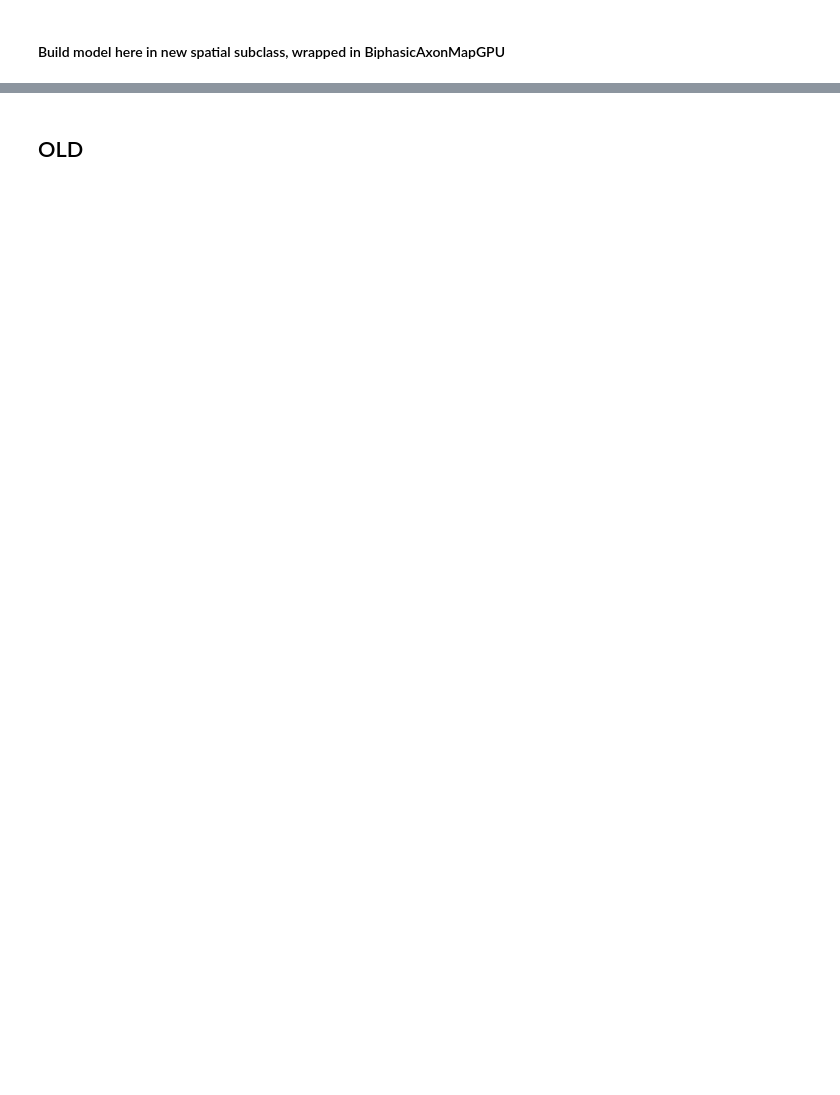
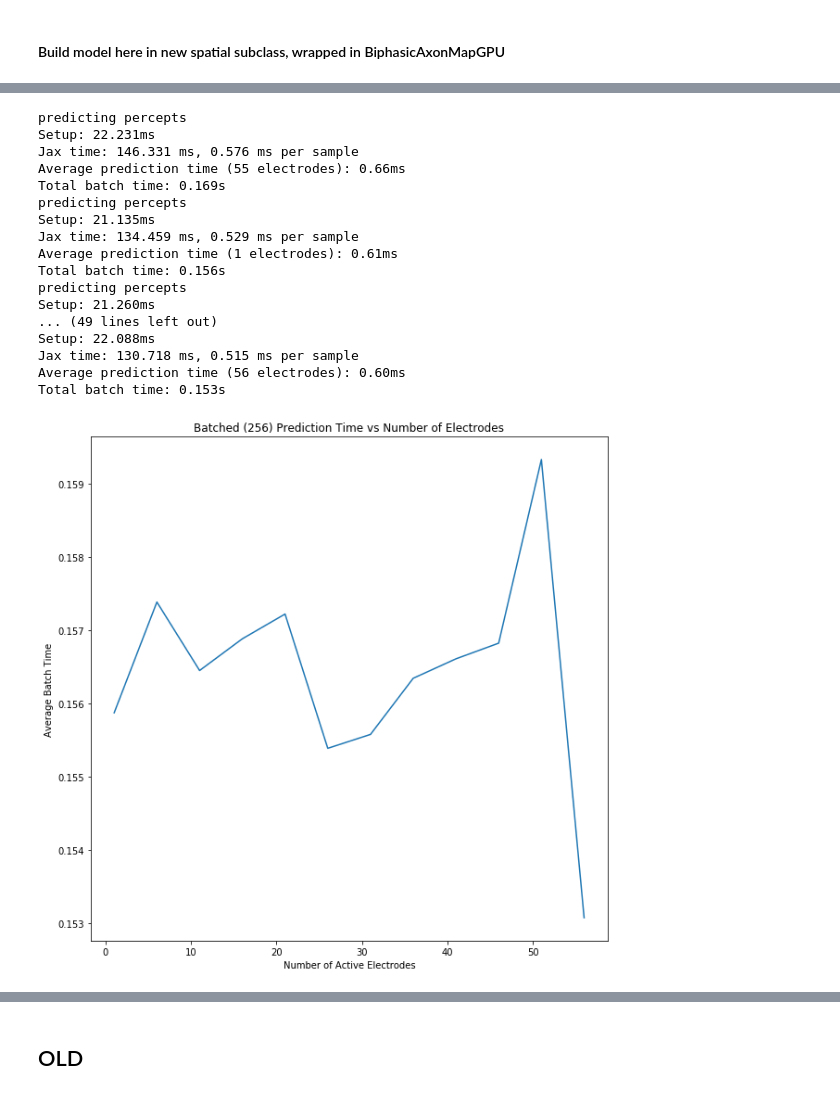
Before and after one commit to jgranley/pulse2percept, a Jupyter notebook: pulse2percept/models/jax.ipynb, the cells around one changed output, grey strips where cells are left out. Saved outputs shown, nothing was run; the diff lists cells and outputs as text; code cells hidden in the pictures; blank space fills up the shorter version.

```diff
--- a/pulse2percept/models/jax.ipynb
+++ b/pulse2percept/models/jax.ipynb
@@ -149,0 +401,36 @@ NameError: ignored
+# %%
+import matplotlib.pyplot as plt
+n_elecs = np.arange(1, 60, 5)
+fig, ax = plt.subplots(1, 1, figsize=(10, 10))
+times = []
+model = BiphasicAxonMapGPU(axon_length=0.5)
+model.build()
+implant = ArgusII(rot=45)
+time_batch(model, implant, batch_size=256, n_elecs=n_elec, verbose=False)
+for n_elec in n_elecs:
+    times.append(256 / 1000 * time_batch(model, implant, batch_size=256, n_elecs=n_elec, verbose=False))
+ax.plot(n_elecs, times)
+ax.set_xlabel("Number of Active Electrodes")
+ax.set_ylabel("Average Batch Time")
+ax.set_title("Batched (256) Prediction Time vs Number of Electrodes")
+
+fig.show()
+# %% [output]
+predicting percepts
+Setup: 22.231ms
+Jax time: 146.331 ms, 0.576 ms per sample
+Average prediction time (55 electrodes): 0.66ms
+Total batch time: 0.169s
+predicting percepts
+Setup: 21.135ms
+Jax time: 134.459 ms, 0.529 ms per sample
+Average prediction time (1 electrodes): 0.61ms
+Total batch time: 0.156s
+predicting percepts
+Setup: 21.260ms
+... (49 lines left out)
+Setup: 22.088ms
+Jax time: 130.718 ms, 0.515 ms per sample
+Average prediction time (56 electrodes): 0.60ms
+Total batch time: 0.153s
+[figure, added]
```
Also changed, not shown: parts of 38 cells of this notebook.
